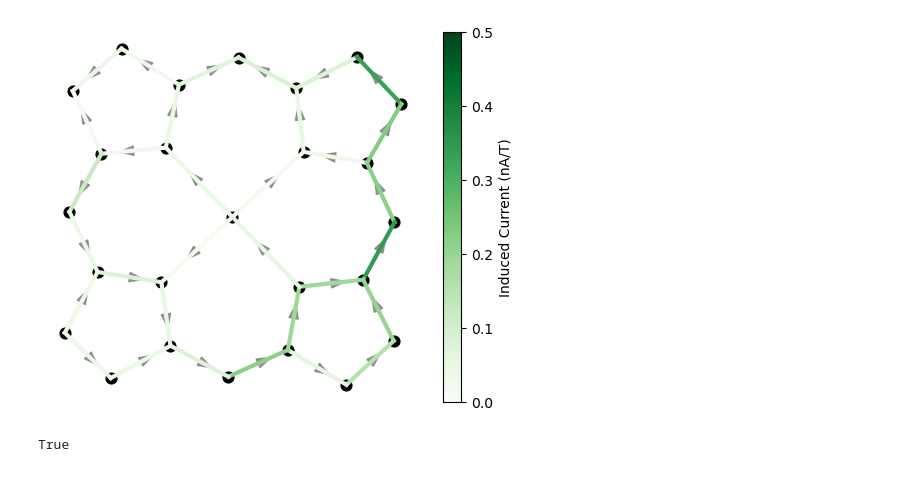
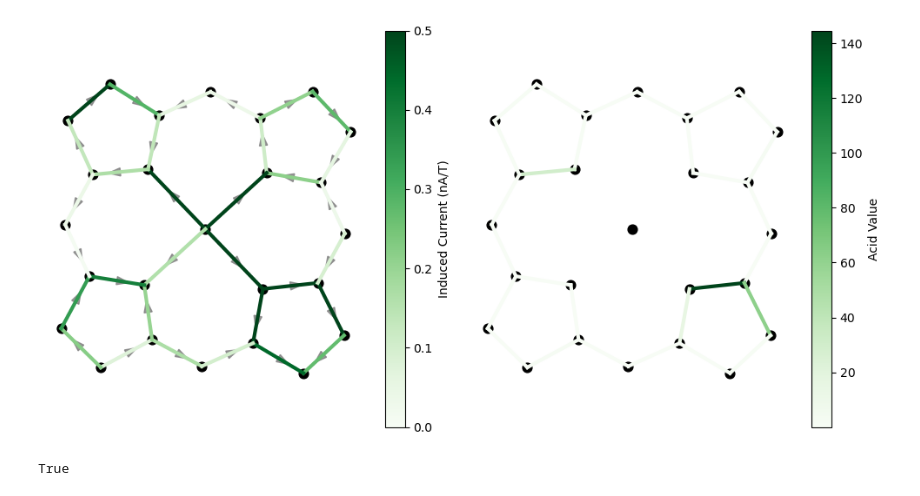
Before and after one commit to ajr15/PorCrystalStructures, a Jupyter notebook: notebooks/gimic.ipynb, the cells around one changed output. Drawn from its saved outputs; the diff is of its cells as text; code cells hidden in the pictures.

Commit message:
more sophisticated integration planes in GIMIC and ACID

```diff
--- a/notebooks/gimic.ipynb
+++ b/notebooks/gimic.ipynb
@@ -107,19 +107,29 @@ def get_macrocycle_atom_mapper(mol: ob.OBMol):
         atom_mapper[metal_idx] = -1
     return atom_mapper
 
-def get_currents(sid: str, session: Session, height: float=None, width: float=None):
-    q = f"SELECT * FROM structure_properties WHERE structure='{sid}' AND source LIKE 'gimic%' AND property LIKE '%mapped%'"
+def get_currents(sid: str, session: Session, height: float=None, width: float=None, mapped: bool=True):
+    indices = "mapped" if mapped else "original"
+    q = f"SELECT * FROM structure_properties WHERE structure='{sid}' AND source LIKE 'gimic%' AND property LIKE '%{indices}%'"
     if height is not None:
-        q += f" AND source LIKE '%h={height}%'"
+        q += f" AND source LIKE '%h={height:.1f}%'"
     if width is not None:
-        q += f" AND source LIKE '%w={width}%'"
+        q += f" AND source LIKE '%w={width:.1f}%'"
     df = pd.read_sql(q, session.connection())
     df["begin"] = [int(s.split("/")[-1].split("->")[0]) for s in df["property"]]
     df["end"] = [int(s.split("/")[-1].split("->")[1]) for s in df["property"]]
     df["height"] = [float(s.split("h=")[1].split("&")[0]) for s in df["source"]]
     df["width"] = [float(s.split("w=")[1]) for s in df["source"]]
-    print(df)
     return df[["begin", "end", "value", "height", "width"]]
+
+def get_acid_values(sid: str, session: Session, radius: float=None):
+    q = f"SELECT * FROM structure_properties WHERE structure='{sid}' AND source LIKE 'acid%' AND property LIKE '%mapped%'"
+    if radius is not None:
+        q += f" AND source LIKE '%radius={radius}%'"
+    df = pd.read_sql(q, session.connection())
+    df["begin"] = [int(s.split("/")[-1].split("->")[0]) for s in df["property"]]
+    df["end"] = [int(s.split("/")[-1].split("->")[1]) for s in df["property"]]
+    df["radius"] = [float(s.split("radius=")[1]) for s in df["source"]]
+    return df[["begin", "end", "value", "radius"]]
 
 
 def plot_currents(ax, points, currents):
@@ -156,15 +166,16 @@ def plot_currents(ax, points, currents):
 
 def plot_acid(ax, points, bond_acid_values):
     # Normalize acid values for coloring
-    vmin, vmax = min(bond_acid_values.values()), max(bond_acid_values.values())
+    vs = [d["value"] for d in bond_acid_values]
+    vmin, vmax = min(vs), max(vs)
     norm = plt.Normalize(vmin, vmax)
-    cmap = plt.get_cmap('coolwarm')
+    cmap = plt.get_cmap('Greens')
 
     # Draw bonds colored by acid value
-    for (i, j), value in bond_acid_values.items():
-        x1, y1 = points[max(i - 1, -1)]
-        x2, y2 = points[max(j - 1, -1)]
-        color = cmap(norm(value))
+    for d in bond_acid_values:
+        x1, y1 = points[max(d["begin"] - 1, -1)]
+        x2, y2 = points[max(d["end"] - 1, -1)]
+        color = cmap(norm(d["value"]))
         ax.plot([x1, x2], [y1, y2], color=color, linewidth=3)
 
     # Draw atoms
@@ -181,9 +288,15 @@ MACROCYCLE_POINTS = get_atoms("../data/nmr/ATEWUT_0_out/gimic/mol.xyz")
 # %%
-currents = get_currents("ATEWUT", session)
-df = currents[(currents["height"] == 3) & (currents["width"] == 3)]
-plot_currents(plt.gca(), MACROCYCLE_POINTS, df[["begin", "end", "value"]].to_dict(orient='records'))
+sid = "DUXROF"
+fig, axs = plt.subplots(ncols=2, figsize=(10, 5))
+df = get_currents(sid, session, height=2, width=3)
+# df = currents[(currents["height"] == 2) & (currents["width"] == 3)]
+plot_currents(axs[0], MACROCYCLE_POINTS, df[["begin", "end", "value"]].to_dict(orient='records'))
+df = get_acid_values(sid, session, radius=4)
+df = df[(df["begin"] != -1) & (df["end"] != -1)]
+plot_acid(axs[1], MACROCYCLE_POINTS, df.to_dict(orient="records"))
+plt.tight_layout()
 # %% [output]
-[figure, old version]
+[figure, new version]
 # %%
 xyz_path = "../data/nmr/ATUSOX_0_out/gimic/mol.xyz"
 mol = utils.get_molecule(xyz_path)
```
Also changed, not shown: parts of 3 cells of this notebook, 5 other files.
